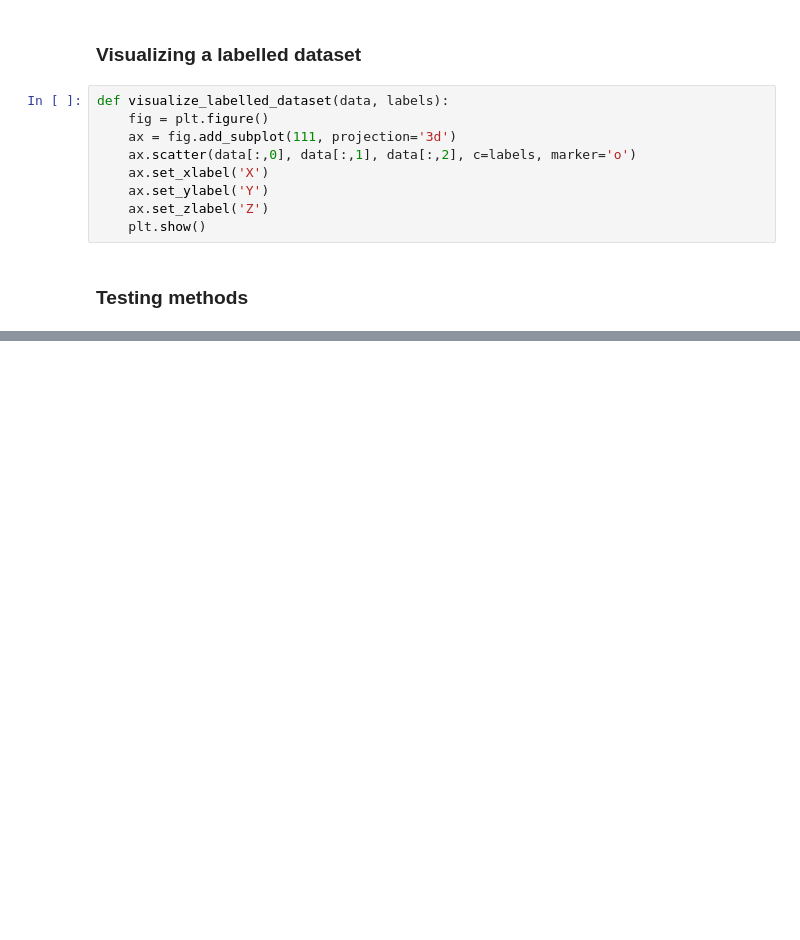
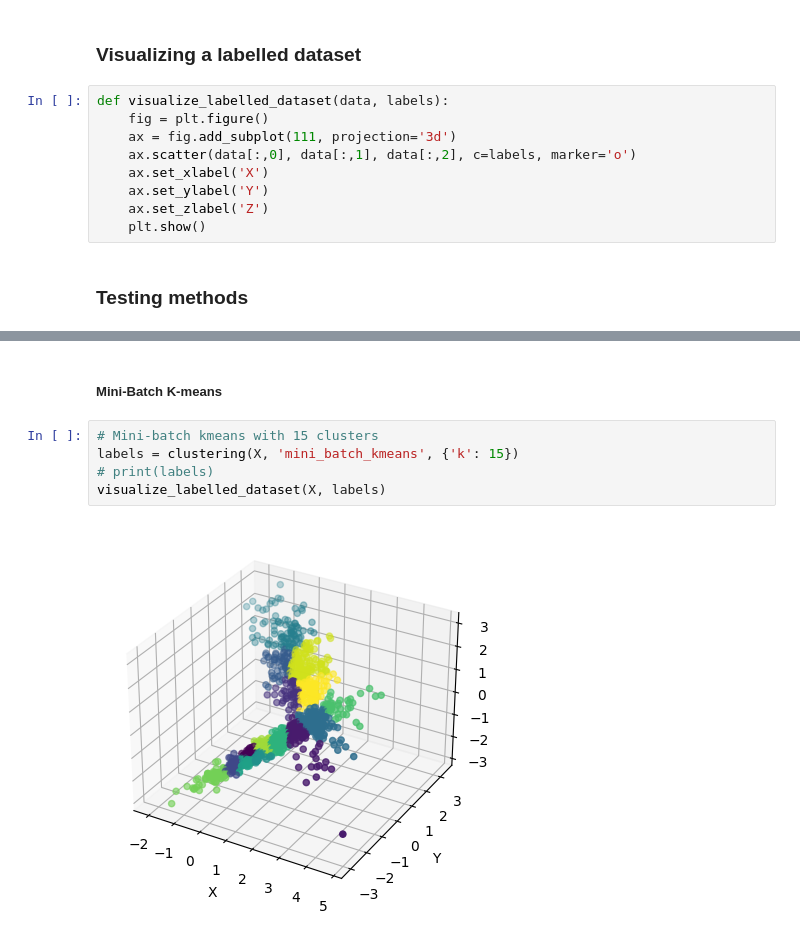
Before and after one commit to alvgonfri/clustering_algorithms, a Jupyter notebook: clustering_algorithms.ipynb, the cells around one changed output, grey strips where cells are left out. Saved outputs shown, nothing was run; the diff lists cells and outputs as text; blank space fills up the shorter version.

```diff
--- a/clustering_algorithms.ipynb
+++ b/clustering_algorithms.ipynb
@@ -120,0 +146,9 @@ visualize_labelled_dataset(X, labels)
+# %% [markdown]
+##### Mini-Batch K-means
+# %%
+# Mini-batch kmeans with 15 clusters
+labels = clustering(X, 'mini_batch_kmeans', {'k': 15})
+# print(labels)
+visualize_labelled_dataset(X, labels)
+# %% [output]
+[figure, added]
```
Also changed, not shown: parts of 14 cells of this notebook.
